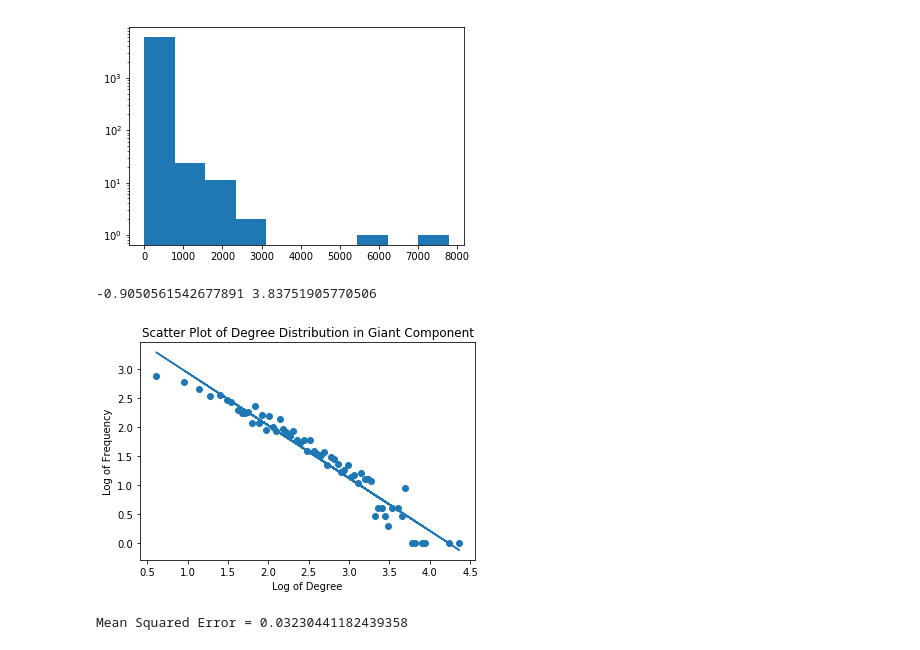
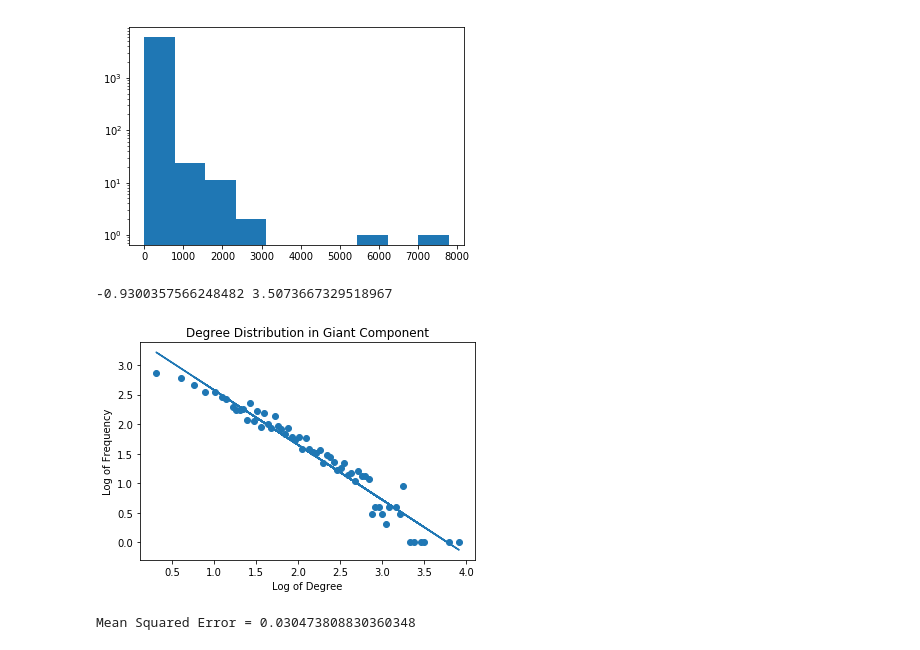
Before and after one commit to jzh001/Social-Network-Structure-in-Common-Interest-Communities, a Jupyter notebook: notebook.ipynb, the cells around one changed output. Cells and saved outputs as stored; diff of their text form; code cells hidden in the pictures.

```diff
--- a/notebook.ipynb
+++ b/notebook.ipynb
@@ -224,28 +224,28 @@ plt.hist(powers, log = True)
 # %%
 degree_x = []
 degree_y = []
-d_freq = clt.Counter(np.log10(powers))
+d_freq = clt.Counter(powers)
 for item in d_freq:
-    degree_x.append(math.sqrt(item*(item+1)))
-    degree_y.append(math.log(d_freq[item],10))
+    degree_x.append(math.log10(math.sqrt(item*(item*1.1))))
+    degree_y.append(math.log10(d_freq[item]))
 # %%
 m,c = np.polyfit(degree_x,degree_y,1)#polynomial degree 1 (i.e. linear)
 # %%
 print(m,c)
 # %% [output]
--0.9050561542677891 3.83751905770506
+-0.9300357566248482 3.5073667329518967
 # %%
-plt.title('Scatter Plot of Degree Distribution in Giant Component')
+plt.title('Degree Distribution in Giant Component')
 plt.xlabel('Log of Degree')
 plt.ylabel('Log of Frequency')
 plt.scatter(degree_x,degree_y)
 plt.plot(degree_x,m*np.array(degree_x)+c)
-plt.savefig('Scatter Plot of Degree Distribution in Giant Component')
+plt.savefig('Degree Distribution in Giant Component')
 # %% [output]
-[figure, old version]
+[figure, new version]
 # %%
 y_pred = [m*x + c for x in degree_x]
 MSE = np.square(np.subtract(degree_y,y_pred)).mean()
 print("Mean Squared Error =", MSE)
 # %% [output]
-Mean Squared Error = 0.03230441182439358
+Mean Squared Error = 0.030473808830360348
```
Also changed, not shown: parts of 9 cells of this notebook.
